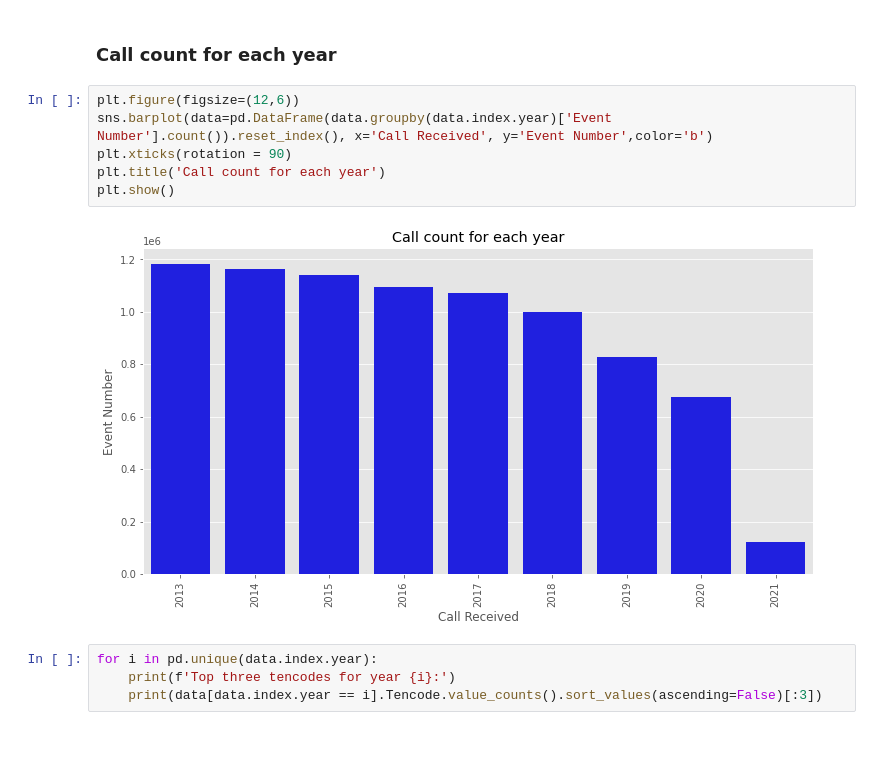
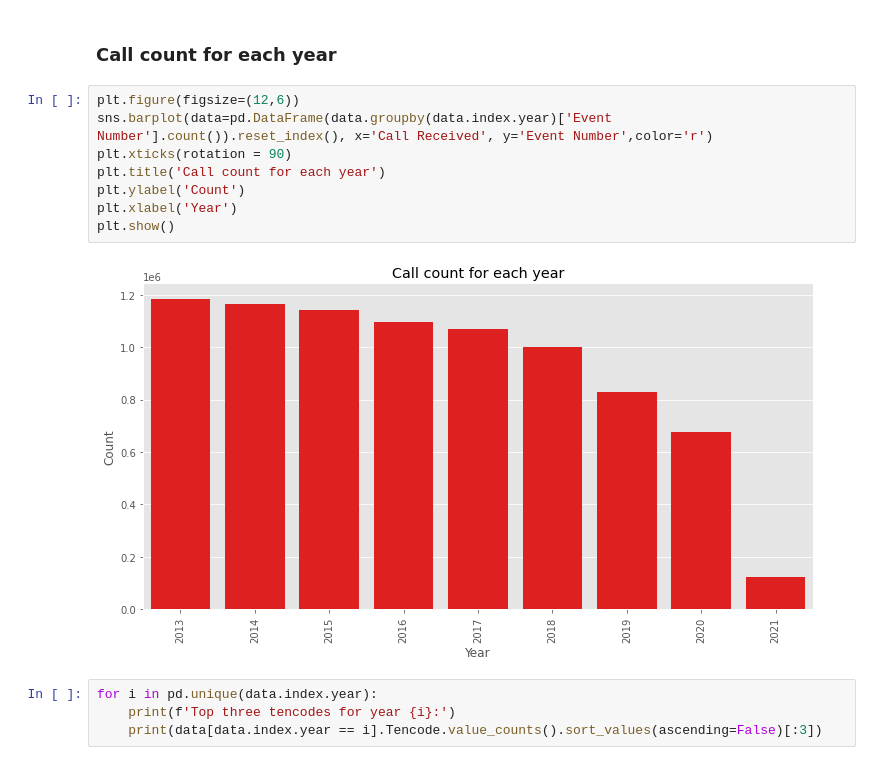
Before and after one commit to ronaldpacheco/Nashville_Police_Calls, a Jupyter notebook: Police_calls_analysis.ipynb, the cells around one changed output. Drawn from its saved outputs; the diff is of its cells as text.

```diff
--- a/Police_calls_analysis.ipynb
+++ b/Police_calls_analysis.ipynb
@@ -161,12 +168,14 @@ Sundays is the day with the least calls, followed by Saturday. The rest are pret
 ### Call count for each year
 # %%
 plt.figure(figsize=(12,6))
-sns.barplot(data=pd.DataFrame(data.groupby(data.index.year)['Event Number'].count()).reset_index(), x='Call Received', y='Event Number',color='b')
+sns.barplot(data=pd.DataFrame(data.groupby(data.index.year)['Event Number'].count()).reset_index(), x='Call Received', y='Event Number',color='r')
 plt.xticks(rotation = 90)
 plt.title('Call count for each year')
+plt.ylabel('Count')
+plt.xlabel('Year')
 plt.show()
 # %% [output]
-[figure, old version]
+[figure, new version]
 # %%
 for i in pd.unique(data.index.year):
     print(f'Top three tencodes for year {i}:')
```
Also changed, not shown: parts of 19 cells of this notebook, 2 other files.
